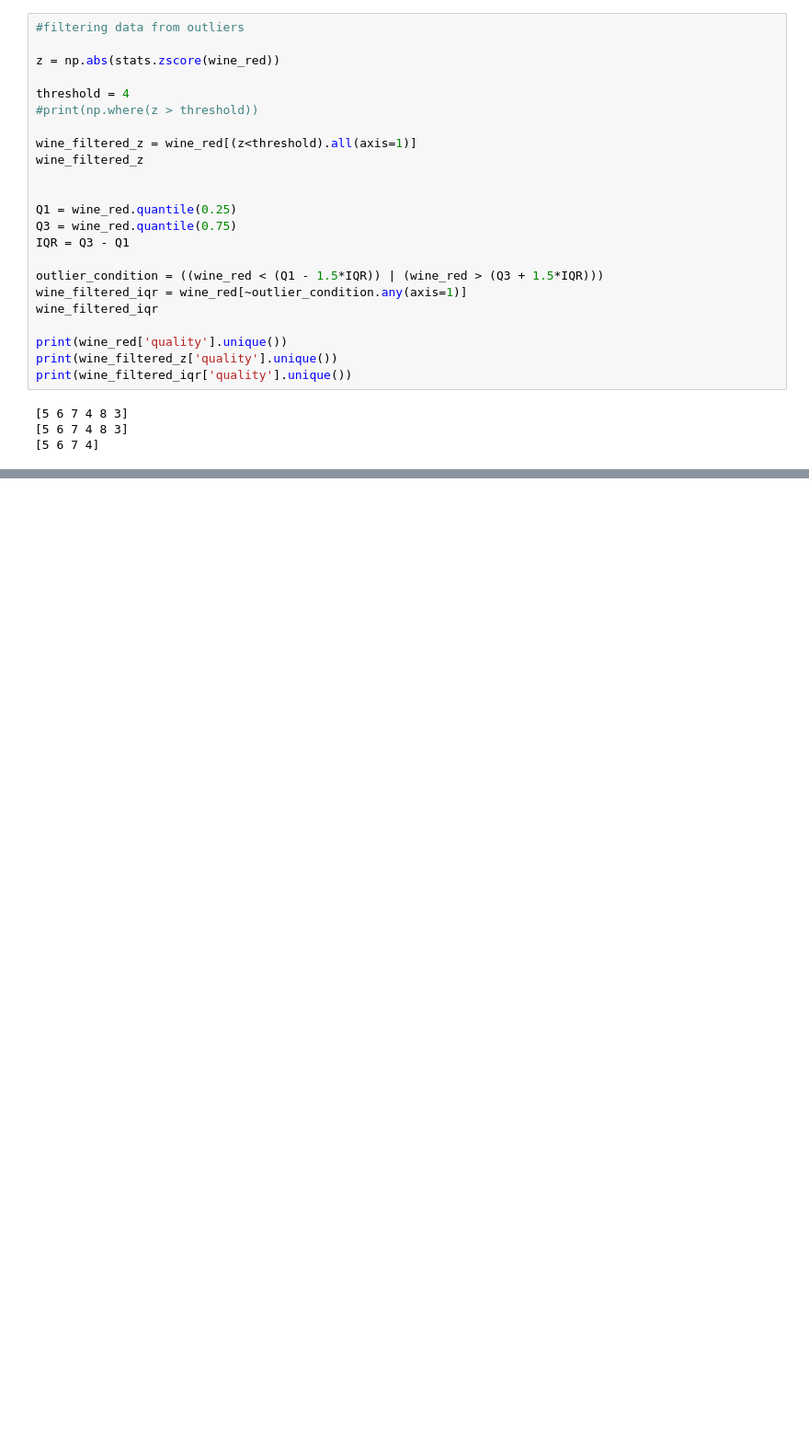
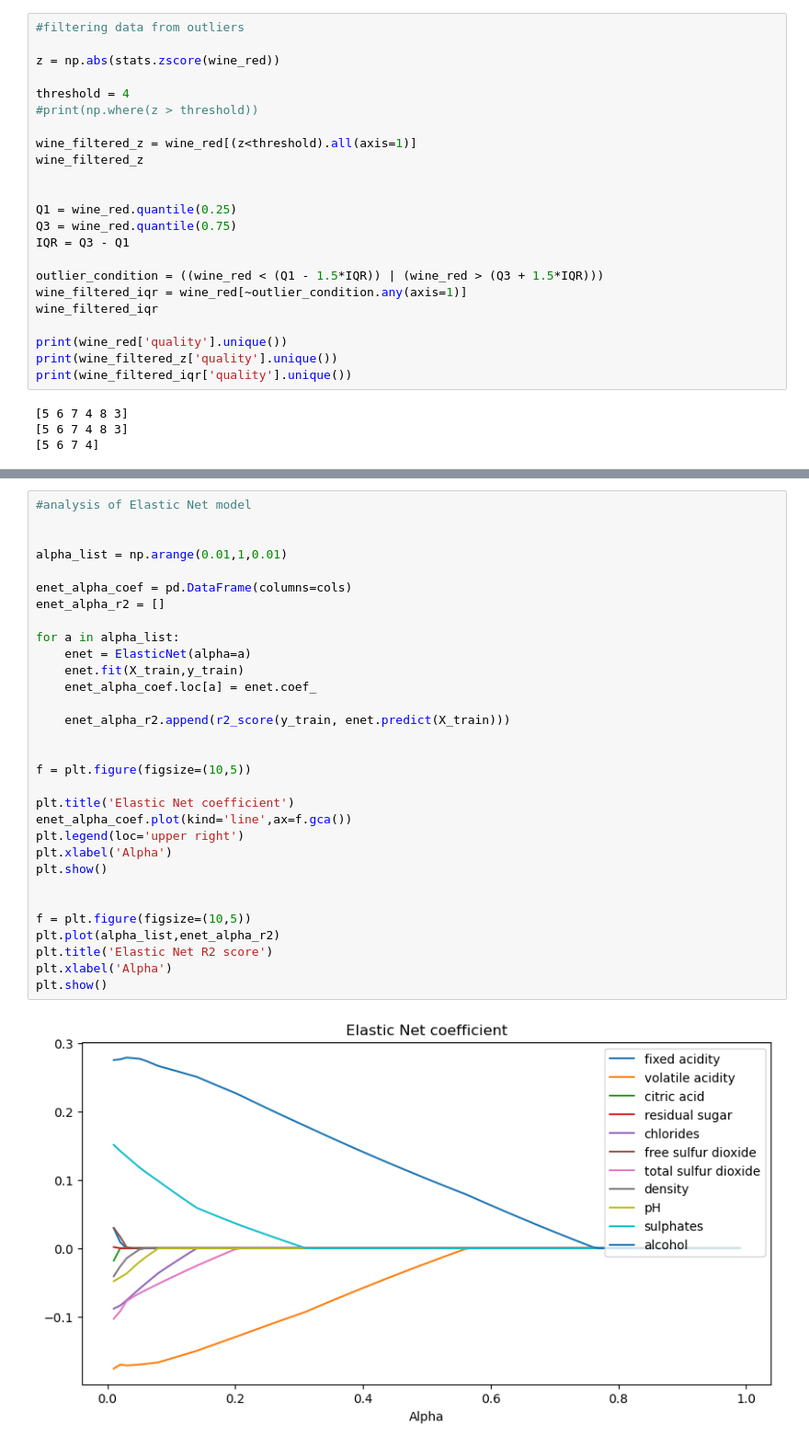
Before and after one commit to molendaa/python_ml_ex, a Jupyter notebook: ml_linearRegression_implementation.ipynb, the cells around one changed output, grey strips where cells are left out. Shown: that part at 92% size. Cells and saved outputs as stored; diff of their text form; blank space fills up the shorter version.

```diff
--- a/ml_linearRegression_implementation.ipynb
+++ b/ml_linearRegression_implementation.ipynb
@@ -215,0 +332,33 @@ print(np.count_nonzero(np.rint(y_pred) == y_test)/len(y_test))
+# %%
+#analysis of Elastic Net model
+
+
+alpha_list = np.arange(0.01,1,0.01)
+
+enet_alpha_coef = pd.DataFrame(columns=cols)
+enet_alpha_r2 = []
+
+for a in alpha_list:
+    enet = ElasticNet(alpha=a)
+    enet.fit(X_train,y_train)
+    enet_alpha_coef.loc[a] = enet.coef_
+
+    enet_alpha_r2.append(r2_score(y_train, enet.predict(X_train)))
+
+
+f = plt.figure(figsize=(10,5))
+
+plt.title('Elastic Net coefficient')
+enet_alpha_coef.plot(kind='line',ax=f.gca())
+plt.legend(loc='upper right')
+plt.xlabel('Alpha')
+plt.show()
+
+
+f = plt.figure(figsize=(10,5))
+plt.plot(alpha_list,enet_alpha_r2)
+plt.title('Elastic Net R2 score')
+plt.xlabel('Alpha')
+plt.show()
+# %% [output]
+[figure, added]
```
Also changed, not shown: parts of 9 cells of this notebook, 1 other file.
